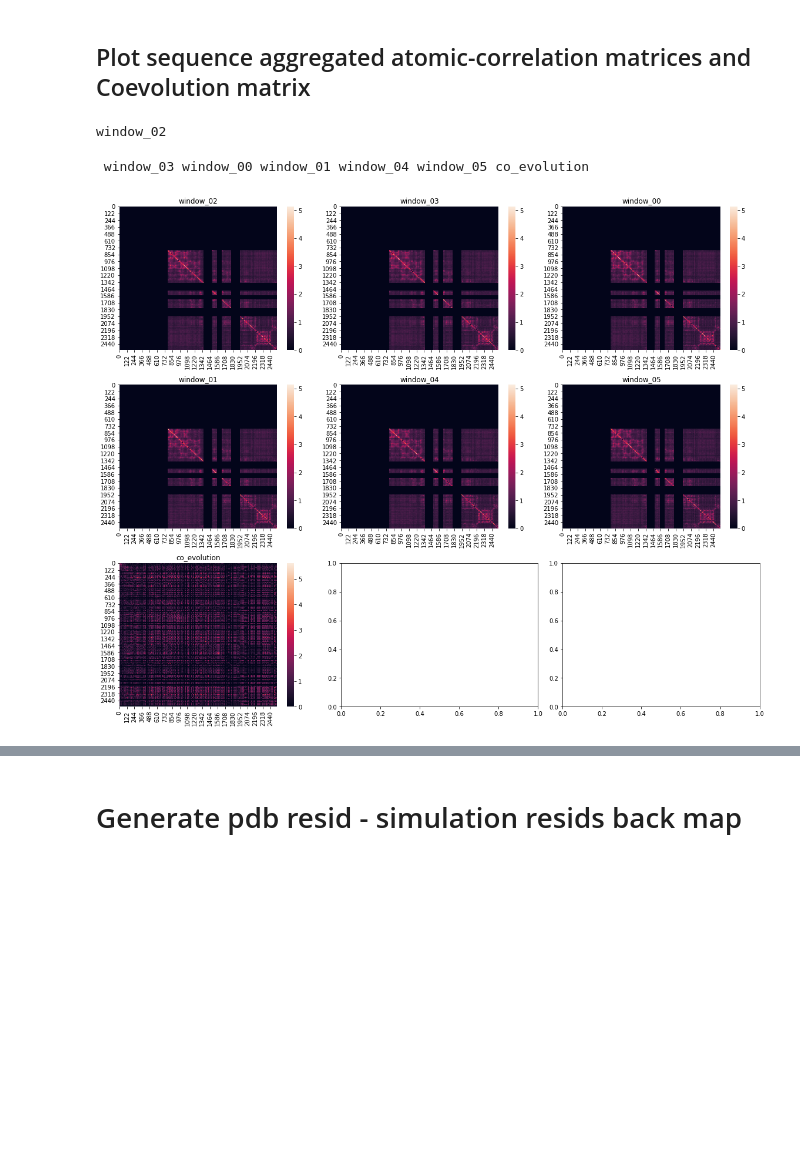
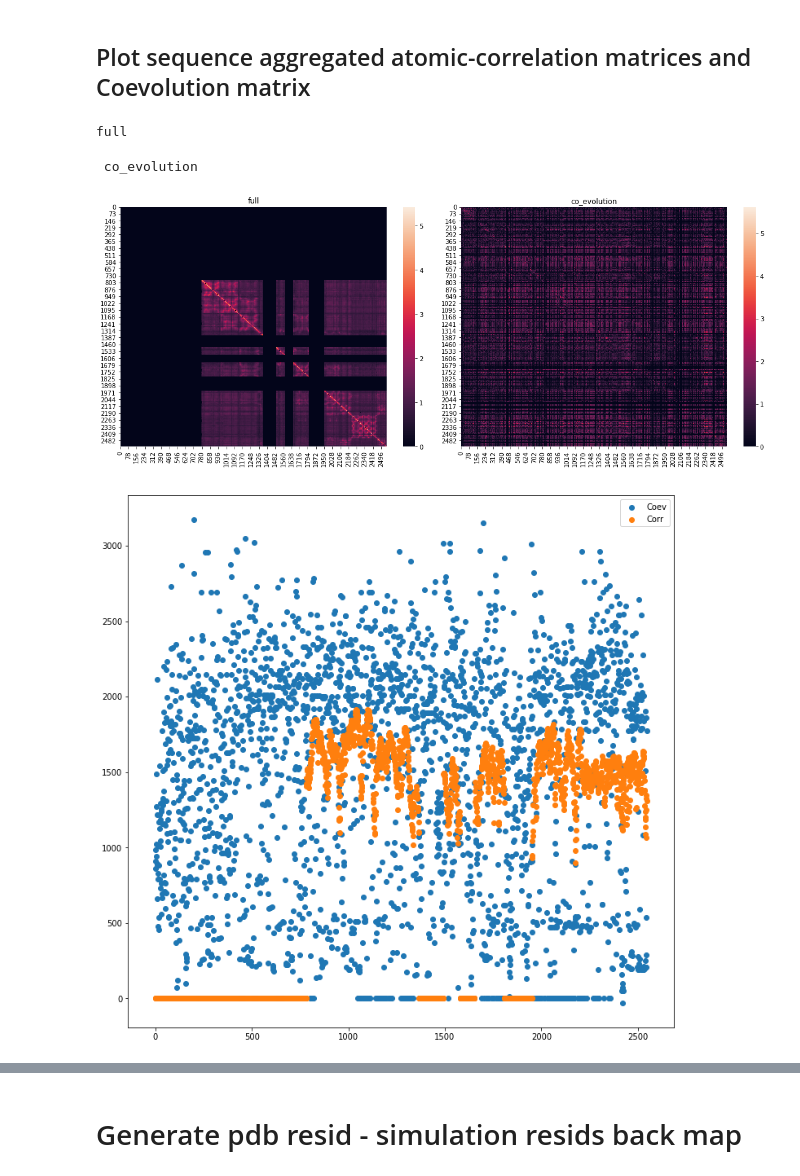
Before and after one commit to wesleymsmith/Piezo_Coevolution_vs_Dynamical_Network, a Jupyter notebook: Analyze_Matrix_Data.ipynb, the cells around one changed output, grey strips where cells are left out. Cells and saved outputs as stored; diff of their text form; code cells hidden in the pictures; blank space fills up the shorter version.

Commit message:
updated Analyze Matrix Data notebook

```diff
--- a/Analyze_Matrix_Data.ipynb
+++ b/Analyze_Matrix_Data.ipynb
@@ -100,7 +85,8 @@ plt.show()
 # %%
 corrMatDir='/'.join([dataDir,'simulation_network_matrices'])
 
-matChunkFileList=[matFile for matFile in os.listdir(corrMatDir) if 'window' in matFile]
+#matChunkFileList=[matFile for matFile in os.listdir(corrMatDir) if 'window' in matFile]
+matChunkFileList=[matFile for matFile in os.listdir(corrMatDir) if 'full' in matFile]
 windows=np.unique([matFile.split('.')[0] for matFile in matChunkFileList])
 print matChunkFileList
 print windows
@@ -110,7 +93,8 @@ print windows
 # %%
 corrMatDir='/'.join([dataDir,'simulation_network_matrices'])
 
-matType='g_corr.pearson'
+#matType='g_corr.pearson'
+matType='g_corr.linearMI'
 startChunk='aa'
 
 def parseTokens(tokens,fun=float):
@@ -396,7 +262,8 @@ corrSeqData.to_csv('sequence_dynamic_correlation_data_table.csv',index=False)
 # Load sequence aggregated correlation data
 # %%
 corrSeqDir='/'.join([dataDir,'sequence_dynamic_correlation_data'])
-corrSeqChunkFiles=os.listdir(corrSeqDir)
+corrSeqChunkFiles=[chunkfile for chunkfile in os.listdir(corrSeqDir) \
+                   if 'full' in chunkfile]
 
 corrChunks=[]
 with tqdm.tqdm_notebook(np.sort(corrSeqChunkFiles)) as pbar:
@@ -433,43 +300,62 @@ nCol=int(np.ceil(1.*nPlots/nRow))
 
 lowCut=0
 
-fig,axs=plt.subplots(nRow,nCol)
+fig,axs=plt.subplots(nCol,nRow)
 
 fig.set_figwidth(16)
 fig.set_figheight(.8*16.*nCol/nRow)
 
 for iAx,window in enumerate(corrSeqData['Window'].unique()):
     print window,
     ax=axs.flat[iAx]
-    testDat=corrSeqData[corrSeqData['Window']=='window_02']
+    testDat=corrSeqData[corrSeqData['Window']==window]
 
     testMat=np.array(sp.sparse.coo_matrix(
         (-np.log(1.-testDat['Corr']),
         (testDat['PDBresid_1'],testDat['PDBresid_2'])),
         shape=np.array(coEvoExcelData).shape).todense())
 
     testMat[np.nonzero(1-np.isfinite(testMat))]=0
 
     sns.heatmap(testMat,ax=ax,vmin=lowCut)
     ax.set_title(window)
     #plt.show()
     seqMatDict[window]=testMat
 
 print 'co_evolution'
 ax=axs.flat[iAx+1]
 testDat=coEvoExcelData
 
 testMat=np.matrix(np.array(coEvoExcelData))
 
 sns.heatmap(testMat,ax=ax,vmin=lowCut)
 
 ax.set_title('co_evolution')
 plt.tight_layout()
 plt.show()
 # %% [output]
-window_02
+full
- window_03 window_00 window_01 window_04 window_05 co_evolution
+ co_evolution
-[figure, old version]
+[figure, new version]
+# %%
+testDat=corrSeqData[corrSeqData['Window']==window]
+
+testMat=np.array(sp.sparse.coo_matrix(
+    (-np.log(1.-testDat['Corr']),
+    (testDat['PDBresid_1'],testDat['PDBresid_2'])),
+    shape=np.array(coEvoExcelData).shape).todense())
+testMat[np.nonzero(1-np.isfinite(testMat))]=0
+
+plt.figure(figsize=(12,12))
+plt.scatter(np.arange(len(coEvoExcelData)),
+            np.sum(np.array(coEvoExcelData),axis=0),
+            label='Coev')
+plt.scatter(np.arange(len(testMat)),
+            np.sum(testMat,axis=0),label='Corr')
+plt.legend()
+plt.show()
+# %% [output]
+[figure, added]
 # %%
 plt.plot(np.diag(np.array(coEvoExcelData)))
 plt.show()
```
Also changed, not shown: parts of 28 cells of this notebook.
